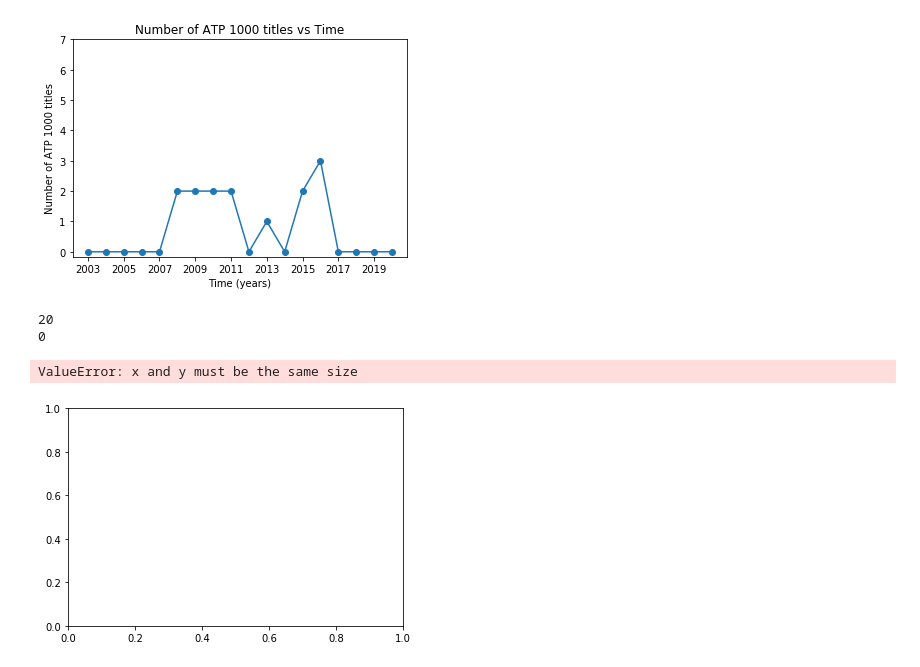
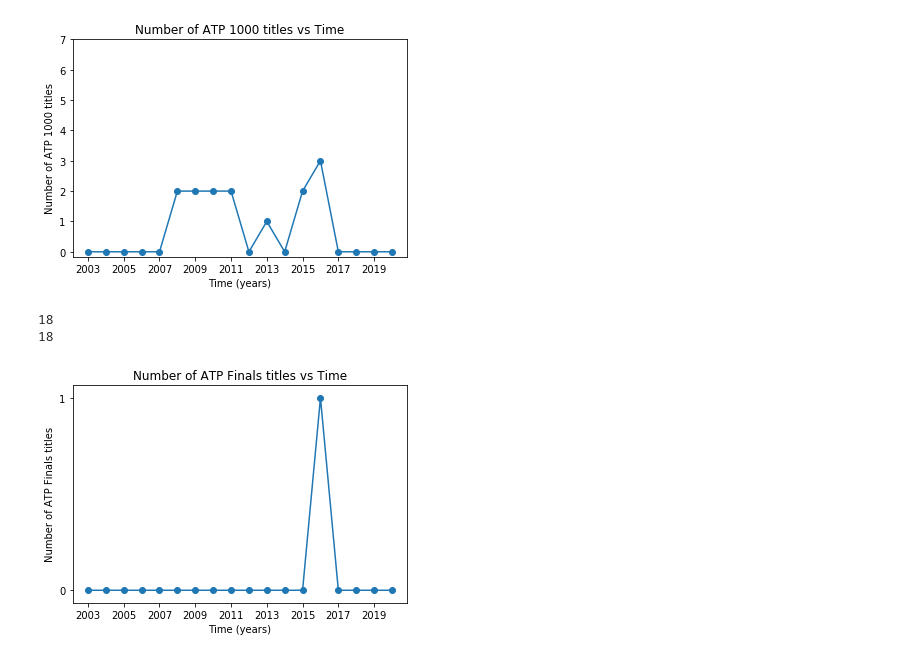
Before and after one commit to pavpanda/tennis-players-analysis, a Jupyter notebook: murray_data_analysis.ipynb, the cells around one changed output. Cells and saved outputs as stored; diff of their text form; code cells hidden in the pictures.

```diff
--- a/murray_data_analysis.ipynb
+++ b/murray_data_analysis.ipynb
@@ -54,9 +54,8 @@ plot_row(df, "ATP 1000", False, True, 2003, 2020, "Number of ATP 1000 titles vs
 18
 [figure]
 # %%
-plot_row(df, "ATP finals", False, True, 2001, 2020, "Number of ATP Finals titles vs Time", "Time (years)", "Number of ATP Finals titles", "murrayfinals.png", True, [0,1])
+plot_row(df, "ATP Finals", False, True, 2003, 2020, "Number of ATP Finals titles vs Time", "Time (years)", "Number of ATP Finals titles", "murrayfinals.png", True, [0,1])
 # %% [output]
-20
-0
+18
+18
-ValueError: x and y must be the same size
-[figure, old version]
+[figure, new version]
```
Also changed, not shown: parts of 3 cells of this notebook, 8 other files.
